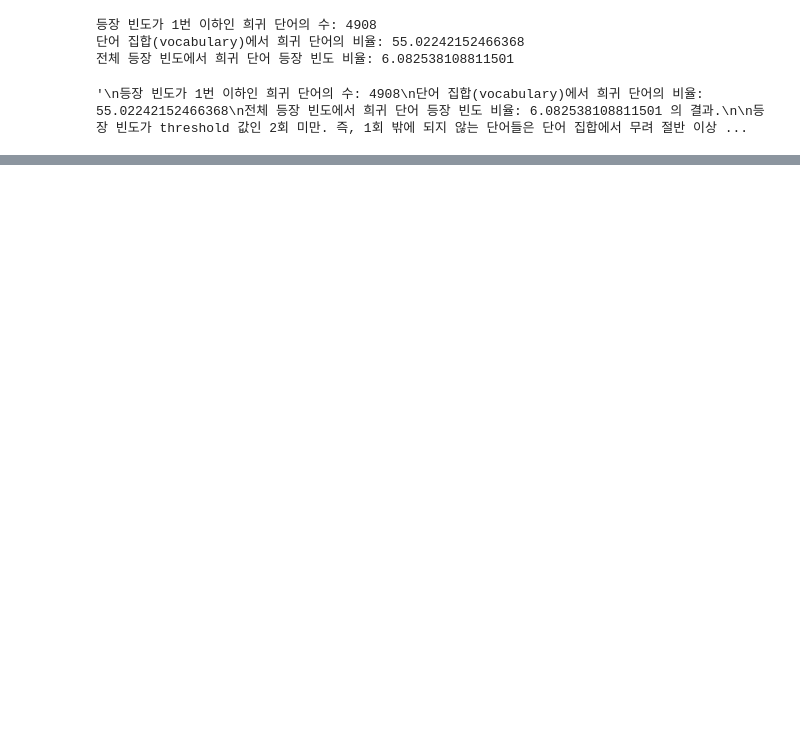
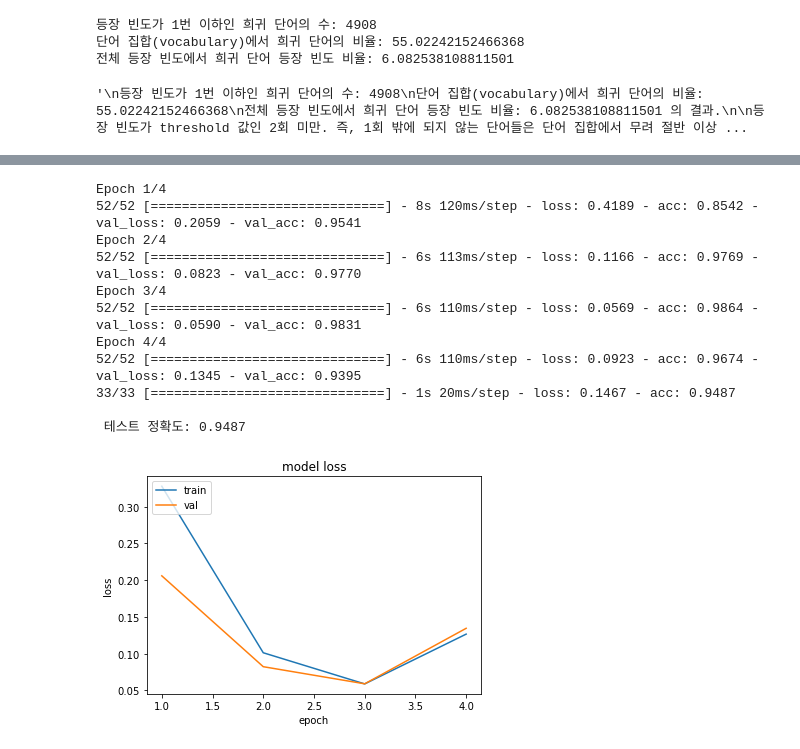
Before and after one commit to bluedawn123/Test, a Jupyter notebook: books/wikidocsBookNlp/chapter11_RnnClassification/2_spamClassification.ipynb, the cells around one changed output, grey strips where cells are left out. Drawn from its saved outputs; the diff is of its cells as text; code cells hidden in the pictures; blank space fills up the shorter version.

```diff
--- a/books/wikidocsBookNlp/chapter11_RnnClassification/2_spamClassification.ipynb
+++ b/books/wikidocsBookNlp/chapter11_RnnClassification/2_spamClassification.ipynb
@@ -181,0 +235,34 @@ print('테스트 데이터의 개수:',n_of_test)
+# %%
+from tensorflow.keras.layers import SimpleRNN, Embedding, Dense
+from tensorflow.keras.models import Sequential
+model = Sequential()
+model.add(Embedding(vocab_size, 32)) # 임베딩 벡터의 차원은 32
+model.add(SimpleRNN(32)) # RNN 셀의 hidden_size는 32
+model.add(Dense(1, activation='sigmoid'))
+
+model.compile(optimizer='rmsprop', loss='binary_crossentropy', metrics=['acc'])
+history = model.fit(X_train, y_train, epochs=4, batch_size=64, validation_split=0.2)
+
+print("\n 테스트 정확도: %.4f" % (model.evaluate(X_test, y_test)[1]))
+
+epochs = range(1, len(history.history['acc']) + 1)
+plt.plot(epochs, history.history['loss'])
+plt.plot(epochs, history.history['val_loss'])
+plt.title('model loss')
+plt.ylabel('loss')
+plt.xlabel('epoch')
+plt.legend(['train', 'val'], loc='upper left')
+plt.show()
+# %% [output]
+Epoch 1/4
+52/52 [==============================] - 8s 120ms/step - loss: 0.4189 - acc: 0.8542 - val_loss: 0.2059 - val_acc: 0.9541
+Epoch 2/4
+52/52 [==============================] - 6s 113ms/step - loss: 0.1166 - acc: 0.9769 - val_loss: 0.0823 - val_acc: 0.9770
+Epoch 3/4
+52/52 [==============================] - 6s 110ms/step - loss: 0.0569 - acc: 0.9864 - val_loss: 0.0590 - val_acc: 0.9831
+Epoch 4/4
+52/52 [==============================] - 6s 110ms/step - loss: 0.0923 - acc: 0.9674 - val_loss: 0.1345 - val_acc: 0.9395
+33/33 [==============================] - 1s 20ms/step - loss: 0.1467 - acc: 0.9487
+
+ 테스트 정확도: 0.9487
+[figure, added]
```
Also changed, not shown: parts of 7 cells of this notebook, 1 other file.
